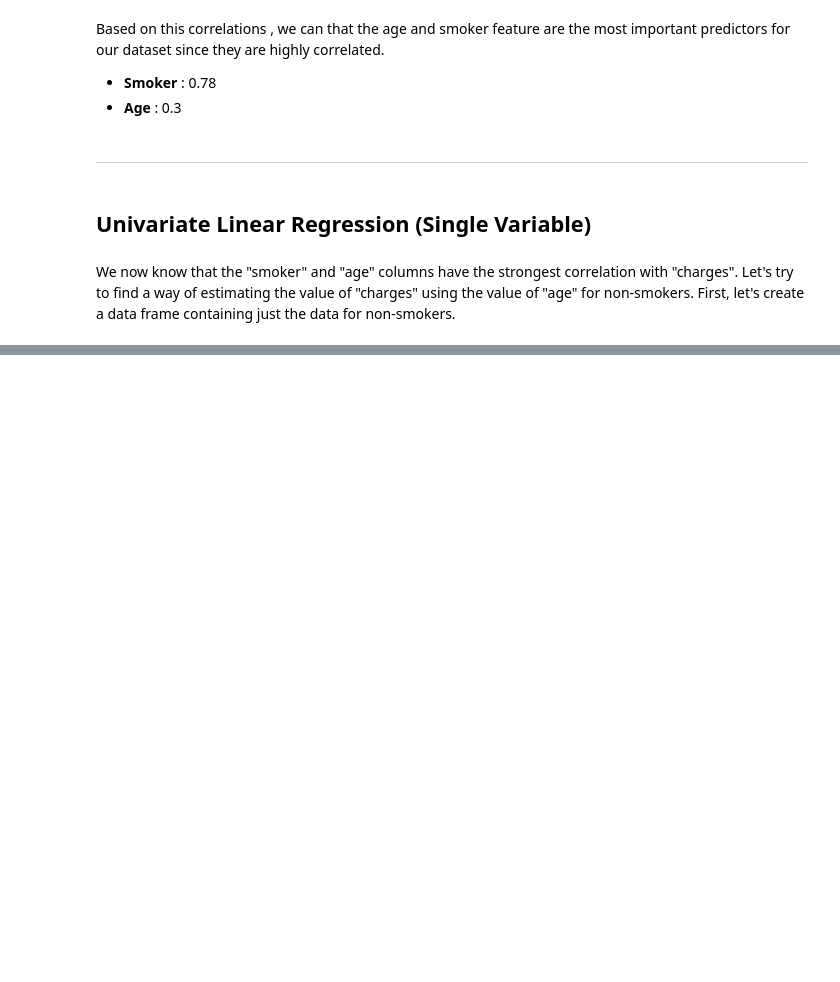
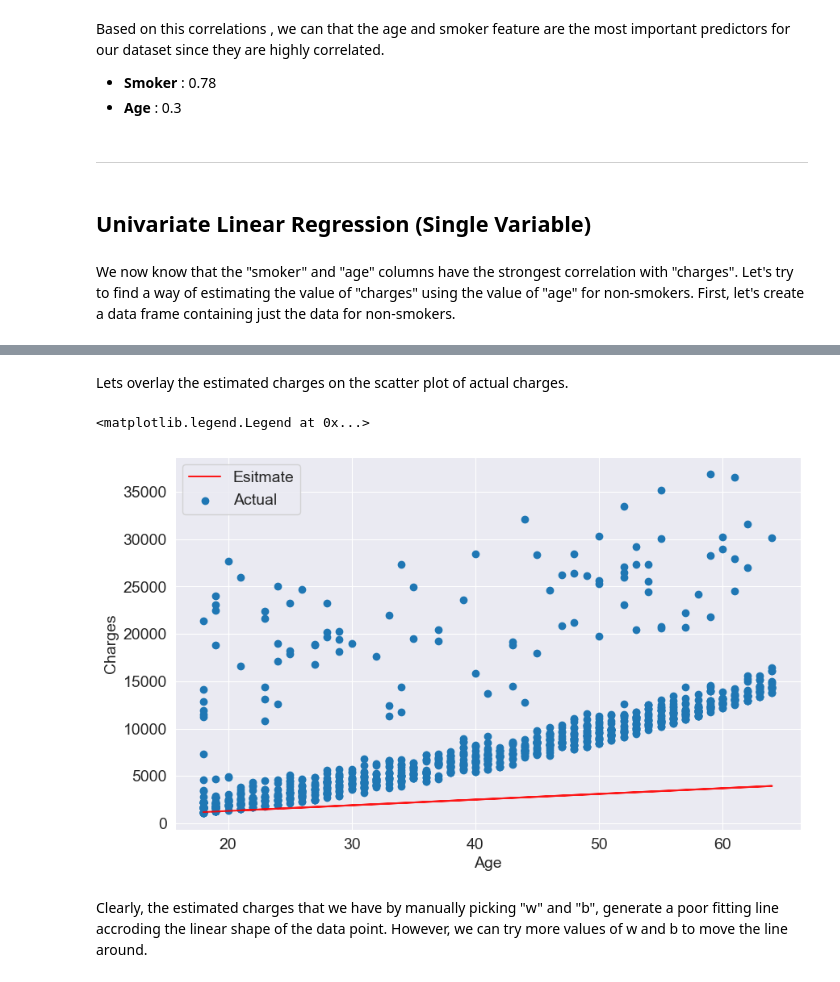
Before and after one commit to IAchaos/Hands-On-ML-Frameworks, a Jupyter notebook: Scikit_Learn/Medical_Expenses_Prediction.ipynb, the cells around one changed output, grey strips where cells are left out. Saved outputs shown, nothing was run; the diff lists cells and outputs as text; code cells hidden in the pictures; blank space fills up the shorter version.

```diff
--- a/Scikit_Learn/Medical_Expenses_Prediction.ipynb
+++ b/Scikit_Learn/Medical_Expenses_Prediction.ipynb
@@ -258,0 +313,15 @@ We now know that the "smoker" and "age" columns have the strongest correlation w
+# %% [markdown]
+Lets overlay the estimated charges on the scatter plot of actual charges.
+# %%
+target = non_smoker_data.charges
+
+plt.plot(ages, estimated_charges,'r', alpha=0.9)
+plt.scatter(ages, target)
+plt.xlabel('Age')
+plt.ylabel('Charges')
+plt.legend(['Esitmate', 'Actual'])
+# %% [output]
+<matplotlib.legend.Legend at 0x...>
+[figure, added]
+# %% [markdown]
+Clearly, the estimated charges that we have by manually picking  "w" and "b", generate a poor fitting line accroding the linear shape of the data point. However, we can try more values of w and b to move the line around.
```
Also changed, not shown: parts of 18 cells of this notebook.
